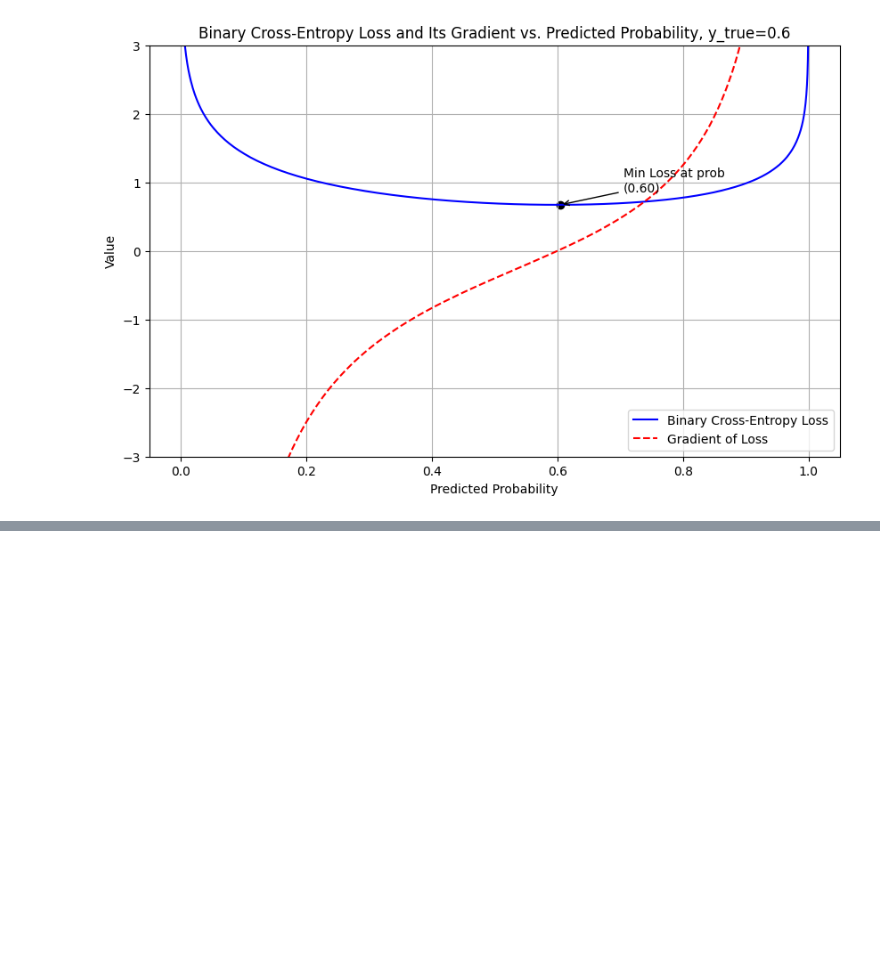
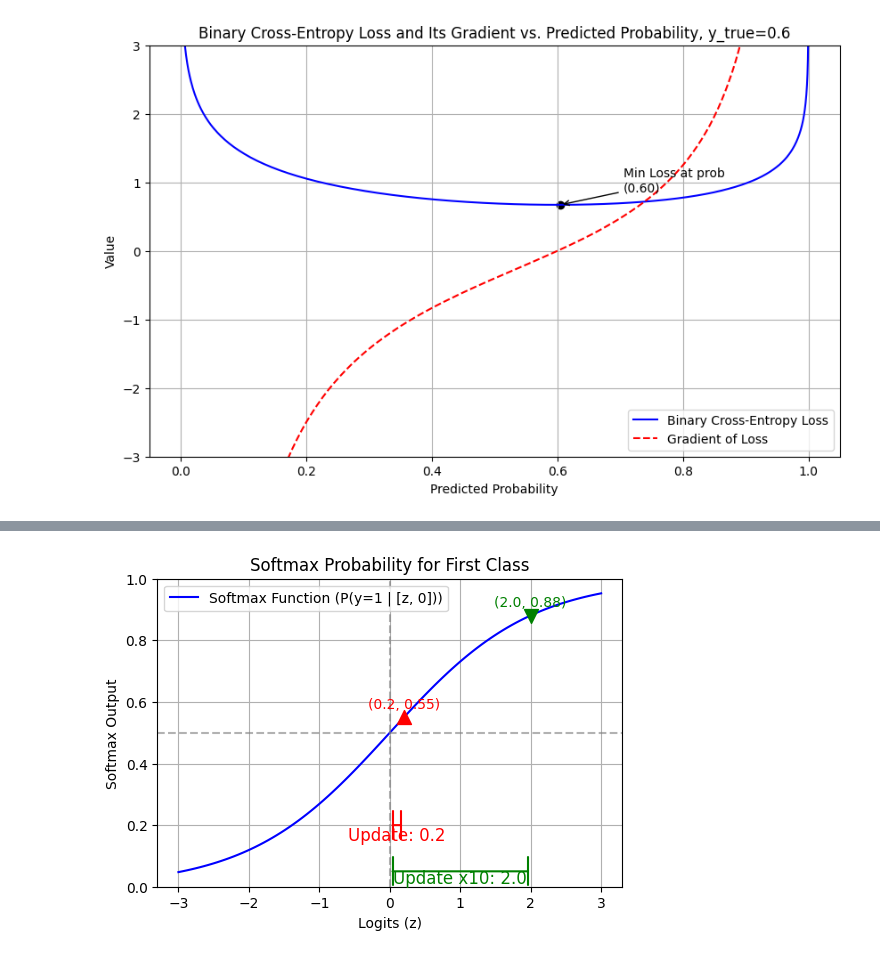
Before and after one commit to yaoshiang/slpo, a Jupyter notebook: paper/viz.ipynb, the cells around one changed output, grey strips where cells are left out. Drawn from its saved outputs; the diff is of its cells as text; code cells hidden in the pictures; blank space fills up the shorter version.

Commit message:
math first draft

```diff
--- a/paper/viz.ipynb
+++ b/paper/viz.ipynb
@@ -253,0 +206,65 @@ plt.show()
+# %%
+def softmax(logits):
+    exp_values = np.exp(logits - np.max(logits, axis=-1, keepdims=True))  # Numerical stability trick
+    return exp_values / np.sum(exp_values, axis=-1, keepdims=True)
+
+# Generate logits from -3 to 3
+logits = np.linspace(-3, 3, 100)
+
+# Compute softmax probability for the first entry of a 2-element vector [z, 0]
+softmax_values = softmax(np.column_stack((logits, np.zeros_like(logits))))[:, 0]
+
+
+# Define initial point and gradient update
+z_t0 = 0  # Initial value of z
+grad_update = 0.2  # Gradient update step
+z_t1 = z_t0 + grad_update  # Updated z value
+softmax_z_t1 = softmax(np.array([[z_t1, 0]]))[0, 0]  # Compute new softmax probability
+
+
+# Define new update steps
+update_step = 0.2  # Single update step
+z_t1 = z_t0 - update_step  # Move in the direction of increasing logit
+
+# Compute the softmax probability for the updated z
+softmax_z_t1 = softmax(np.array([[z_t1, 0]]))[0, 0]
+
+# Define a second update step (10x update)
+update_step_x10 = 2.0  # Large update step
+z_t2 = z_t0 - update_step_x10  # Optimizing for a bigger logit
+softmax_z_t2 = softmax(np.array([[z_t2, 0]]))[0, 0]
+
+
+# Plot the softmax function
+plt.figure(figsize=(6, 4))
+plt.plot(logits, softmax_values, label="Softmax Function (P(y=1 | [z, 0]))", color="blue")
+plt.xlabel("Logits (z)")
+plt.ylabel("Softmax Output")
+plt.title("Softmax Probability for First Class")
+plt.axhline(y=0.5, color='gray', linestyle='--', alpha=0.6)  # Reference line at 0.5
+plt.axvline(x=0, color='gray', linestyle='--', alpha=0.6)  # Reference line at 0
+plt.ylim(0, 1)  # Set y-axis scale from 0 to 1
+plt.legend()
+plt.grid(True)
+
+# First underbrace (red) from 0.0 to 0.2
+plt.annotate("", xy=(0.2, 0.2), xytext=(0.0, 0.2),
+             arrowprops=dict(arrowstyle="|-|", color="red", lw=1.5))
+plt.text(0.1, 0.15, "Update: 0.2", ha="center", fontsize=12, color="red")
+
+# Second underbrace (green) from 0.0 to 2.0, placed at the bottom
+plt.annotate("", xy=(2.0, 0.05), xytext=(0.0, 0.05),
+             arrowprops=dict(arrowstyle="|-|", color="green", lw=1.5))
+plt.text(1.0, 0.01, "Update x10: 2.0", ha="center", fontsize=12, color="green")
+
+# Change markers to a different symbol (e.g., triangles)
+plt.scatter([0.2], [0.55], color="red", marker='^', s=100, zorder=3, label="Updated z_t (0.2, 0.55)")
+plt.text(0.2, 0.55 + 0.03, "(0.2, 0.55)", ha="center", fontsize=10, color="red")
+
+plt.scatter([2.0], [0.88], color="green", marker='v', s=100, zorder=3, label="Updated z_t x10 (2.0, 0.88)")
+plt.text(2.0, 0.88 + 0.03, "(2.0, 0.88)", ha="center", fontsize=10, color="green")
+
+# Show the plot
+plt.show()
+# %% [output]
+[figure, added]
```
Also changed, not shown: parts of 1 cell of this notebook, 3 other files.
